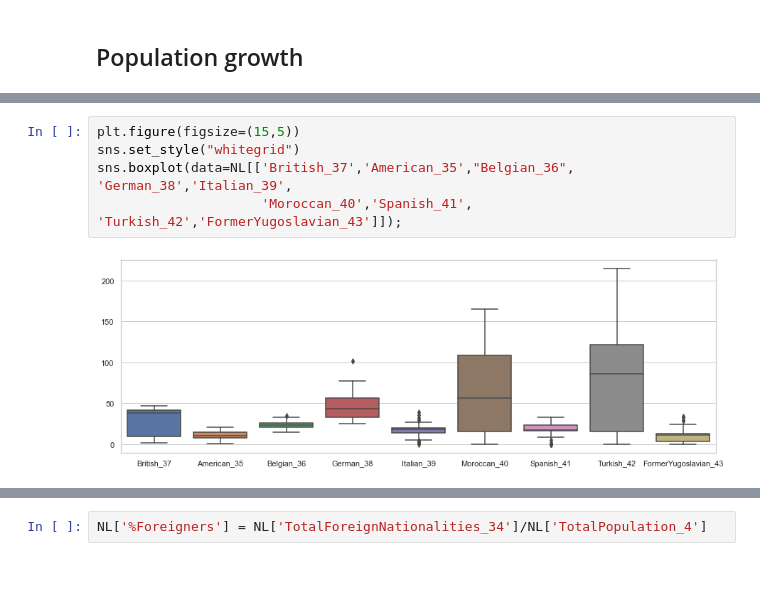
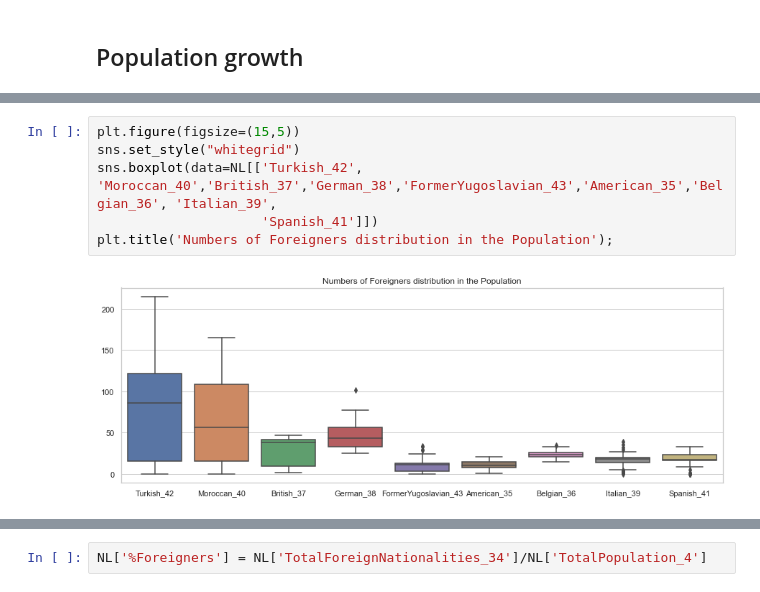
Before and after one commit to ImyPG/Solo-Project, a Jupyter notebook: Netherlands.ipynb, the cells around one changed output, grey strips where cells are left out. Cells and saved outputs as stored; diff of their text form.

```diff
--- a/Netherlands.ipynb
+++ b/Netherlands.ipynb
@@ -155,7 +183,8 @@ sns.lineplot(data=gender_df, x='Periods', y='value',hue='variable');
 # %%
 plt.figure(figsize=(15,5))
 sns.set_style("whitegrid")
-sns.boxplot(data=NL[['British_37','American_35',"Belgian_36", 'German_38','Italian_39',
-                     'Moroccan_40','Spanish_41', 'Turkish_42','FormerYugoslavian_43']]);
+sns.boxplot(data=NL[['Turkish_42', 'Moroccan_40','British_37','German_38','FormerYugoslavian_43','American_35','Belgian_36', 'Italian_39',
+                     'Spanish_41']])
+plt.title('Numbers of Foreigners distribution in the Population');
 # %% [output]
-[figure, old version]
+[figure, new version]
```
Also changed, not shown: parts of 99 cells of this notebook.
